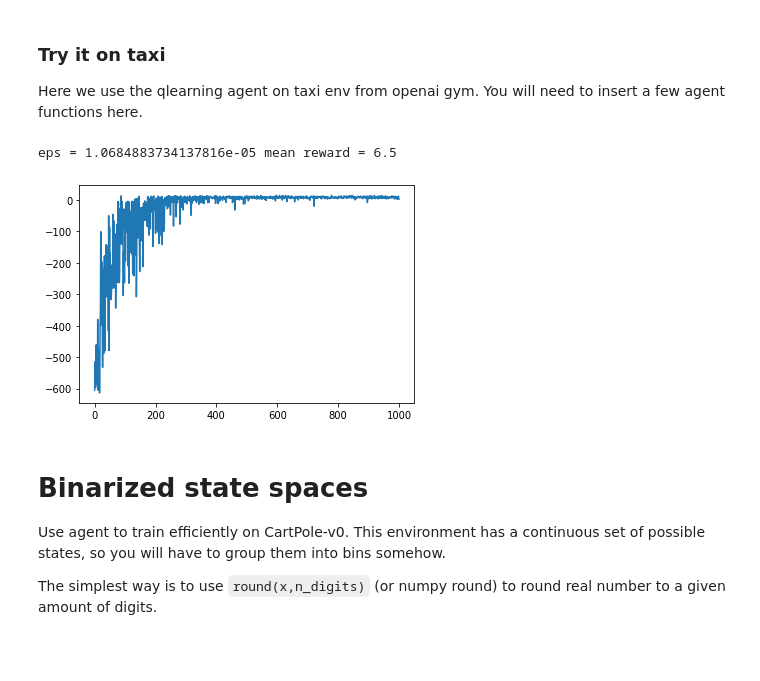
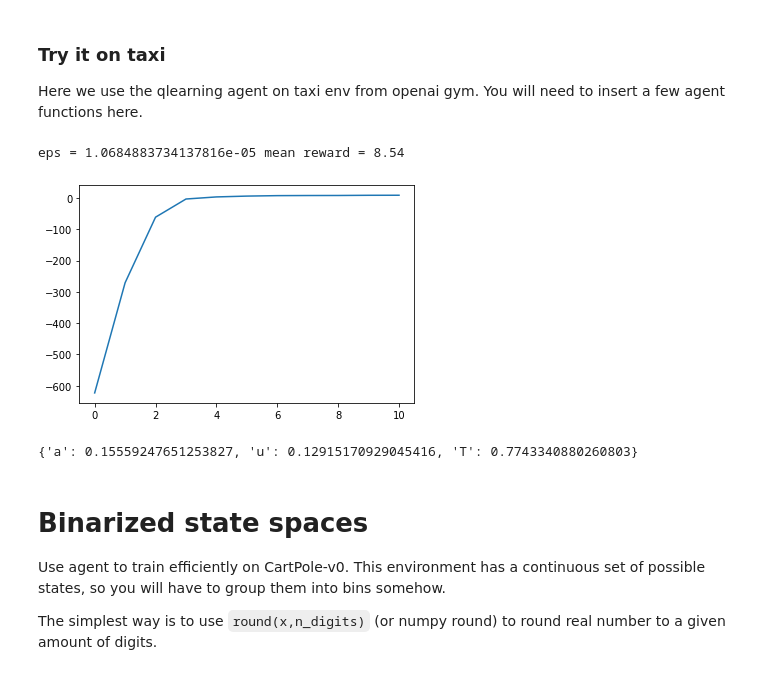
Before and after one commit to pkuderov/Practical_RL, a Jupyter notebook: week03_model_free/seminar_qlearning.ipynb, the cells around one changed output. Cells and saved outputs as stored; diff of their text form; code cells hidden in the pictures.

```diff
--- a/week03_model_free/seminar_qlearning.ipynb
+++ b/week03_model_free/seminar_qlearning.ipynb
@@ -28,6 +28,7 @@ import random
 import math
 import numpy as np
 
+totals = {}
 
 class QLearningAgent:
     def __init__(self, learning_rate_alpha, exploration_prob_epsilon, discount_gamma, get_legal_actions):
@@ -77,9 +78,10 @@ class QLearningAgent:
             return 0.
 
         action_values = self._qvalues[state]
-        value = np.max([action_values[action] for action in possible_actions])
+        value = max(action_values[action] for action in possible_actions)
         return value
 
+    @timed(totals, 'u')
     def update(self, state, action, reward, next_state):
         """
         You should do your Q-Value update here:
@@ -88,7 +90,7 @@ class QLearningAgent:
 
         # agent parameters
         r, gamma, alpha = reward, self.discount, self.learning_rate
-        Qsa = self.get_qvalue(state, action)
+        Qsa = self._qvalues[state][action]
         Vns = self.get_value(next_state)
 
         new_qvalue = (1 - alpha) * Qsa + alpha * (r + gamma * Vns)
@@ -112,6 +114,7 @@ class QLearningAgent:
 
         return best_action
 
+    @timed(totals, 'a')
     def get_action(self, state):
         """
         Compute the action to take in the current state, including exploration.
@@ -184,19 +197,32 @@ agent = QLearningAgent(
 # %%
+# from qlearning import QLearningAgent
 from IPython.display import clear_output
 
-rewards = []
+agent = QLearningAgent(
+    learning_rate_alpha=0.5, exploration_prob_epsilon=0.25, discount_gamma=0.99,
+    get_legal_actions=lambda s: possible_actions
+)
+
+totals.clear()
+rewards, cur_rewards = [], []
 for i in range(1001):
-    rewards.append(play_and_train(env, agent))
+    cur_rewards.append(play_and_train(env, agent))
     agent.exploration_prob *= 0.99
 
     if i % 100 == 0:
         clear_output(True)
-        print('eps =', agent.exploration_prob, 'mean reward =', np.mean(rewards[-10:]))
+        avg_reward, cur_rewards = np.mean(cur_rewards), []
+        rewards.append(avg_reward)
+        print('eps =', agent.exploration_prob, 'mean reward =', avg_reward)
         plt.plot(rewards)
         plt.show()
 # %% [output]
-eps = 1.0684883734137816e-05 mean reward = 6.5
+eps = 1.0684883734137816e-05 mean reward = 8.54
-[figure, old version]
+[figure, new version]
+# %%
+totals
+# %% [output]
+{'a': 0.15559247651253827, 'u': 0.12915170929045416, 'T': 0.7743340880260803}
 # %% [markdown]
 # Binarized state spaces
 
```
Also changed, not shown: parts of 3 cells of this notebook, 1 other file.
